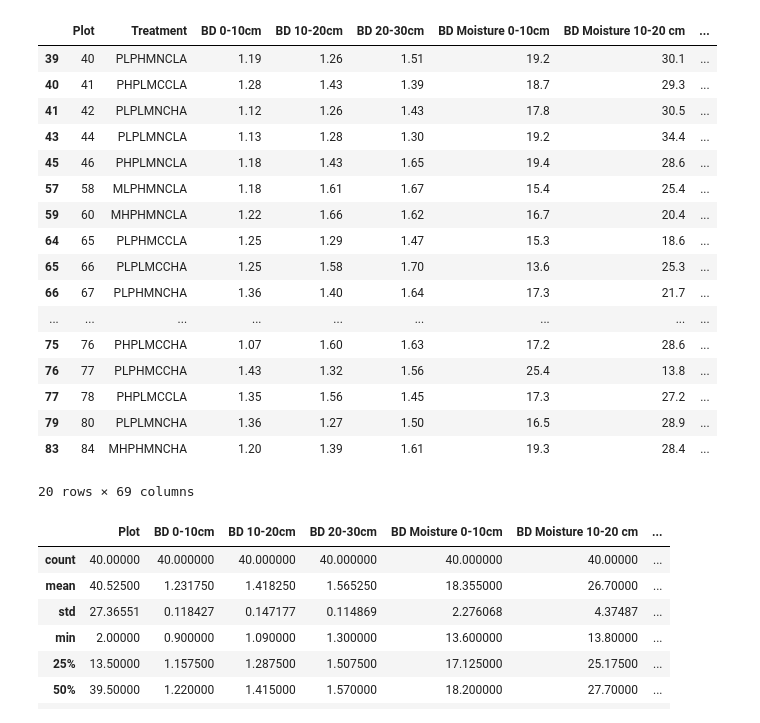
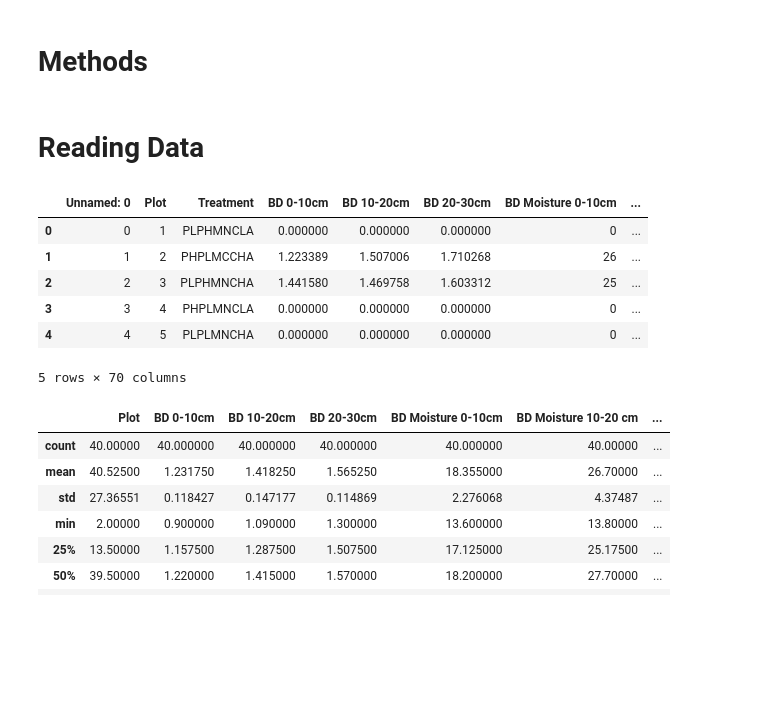
Before and after one commit to ciaranpflanagan/FYP, a Jupyter notebook: data_analysis.ipynb, the cells around one changed output. Saved outputs shown, nothing was run; the diff lists cells and outputs as text; code cells hidden in the pictures; blank space fills up the shorter version.

```diff
--- a/data_analysis.ipynb
+++ b/data_analysis.ipynb
@@ -3,0 +6,2 @@ import numpy as np
+# %% [markdown]
+# Methods
@@ -4,26 +22,21 @@ import numpy as np
+# %% [markdown]
+# Reading Data
 # %%
 df_2021 = pd.read_csv('data/2021.csv')
 df_2021.dropna(inplace=True)
-df_2021.tail(20)
+df_2021.head()
+
+df_2020 = pd.read_csv('data/2020.csv')
+df_2020.dropna(inplace=True)
+df_2020.head()
 # %% [output]
-|  | Plot | Treatment | BD 0-10cm | BD 10-20cm | BD 20-30cm | BD Moisture 0-10cm | BD Moisture 10-20 cm | ... |
-| 39 | 40 | PLPHMNCLA | 1.19 | 1.26 | 1.51 | 19.2 | 30.1 | ... |
-| 40 | 41 | PHPLMCCLA | 1.28 | 1.43 | 1.39 | 18.7 | 29.3 | ... |
-| 41 | 42 | PLPLMNCHA | 1.12 | 1.26 | 1.43 | 17.8 | 30.5 | ... |
-| 43 | 44 | PLPLMNCLA | 1.13 | 1.28 | 1.30 | 19.2 | 34.4 | ... |
-| 45 | 46 | PHPLMNCLA | 1.18 | 1.43 | 1.65 | 19.4 | 28.6 | ... |
-| 57 | 58 | MLPHMNCLA | 1.18 | 1.61 | 1.67 | 15.4 | 25.4 | ... |
-| 59 | 60 | MHPHMNCLA | 1.22 | 1.66 | 1.62 | 16.7 | 20.4 | ... |
-| 64 | 65 | PLPHMCCLA | 1.25 | 1.29 | 1.47 | 15.3 | 18.6 | ... |
-| 65 | 66 | PLPLMCCHA | 1.25 | 1.58 | 1.70 | 13.6 | 25.3 | ... |
-| 66 | 67 | PLPHMNCHA | 1.36 | 1.40 | 1.64 | 17.3 | 21.7 | ... |
-| ... | ... | ... | ... | ... | ... | ... | ... | ... |
-| 75 | 76 | PHPLMCCHA | 1.07 | 1.60 | 1.63 | 17.2 | 28.6 | ... |
-| 76 | 77 | PLPHMCCHA | 1.43 | 1.32 | 1.56 | 25.4 | 13.8 | ... |
-| 77 | 78 | PHPLMCCLA | 1.35 | 1.56 | 1.45 | 17.3 | 27.2 | ... |
-| 79 | 80 | PLPLMNCHA | 1.36 | 1.27 | 1.50 | 16.5 | 28.9 | ... |
-| 83 | 84 | MHPHMNCHA | 1.20 | 1.39 | 1.61 | 19.3 | 28.4 | ... |
+|  | Unnamed: 0 | Plot | Treatment | BD 0-10cm | BD 10-20cm | BD 20-30cm | BD Moisture 0-10cm | ... |
+| 0 | 0 | 1 | PLPHMNCLA | 0.000000 | 0.000000 | 0.000000 | 0 | ... |
+| 1 | 1 | 2 | PHPLMCCHA | 1.223389 | 1.507006 | 1.710268 | 26 | ... |
+| 2 | 2 | 3 | PLPHMNCHA | 1.441580 | 1.469758 | 1.603312 | 25 | ... |
+| 3 | 3 | 4 | PHPLMNCLA | 0.000000 | 0.000000 | 0.000000 | 0 | ... |
+| 4 | 4 | 5 | PLPLMNCHA | 0.000000 | 0.000000 | 0.000000 | 0 | ... |
-20 rows × 69 columns
+5 rows × 70 columns
 # %%
 df_2021.describe()
 # %% [output]
```
Also changed, not shown: parts of 7 cells of this notebook.
